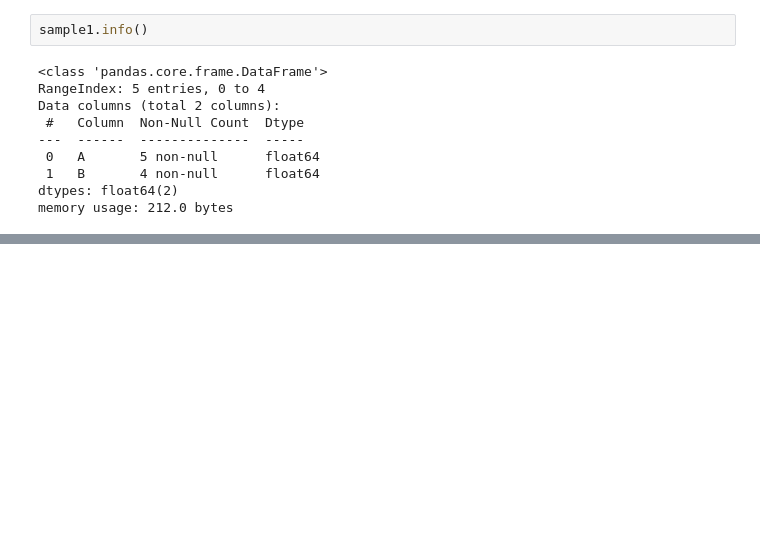
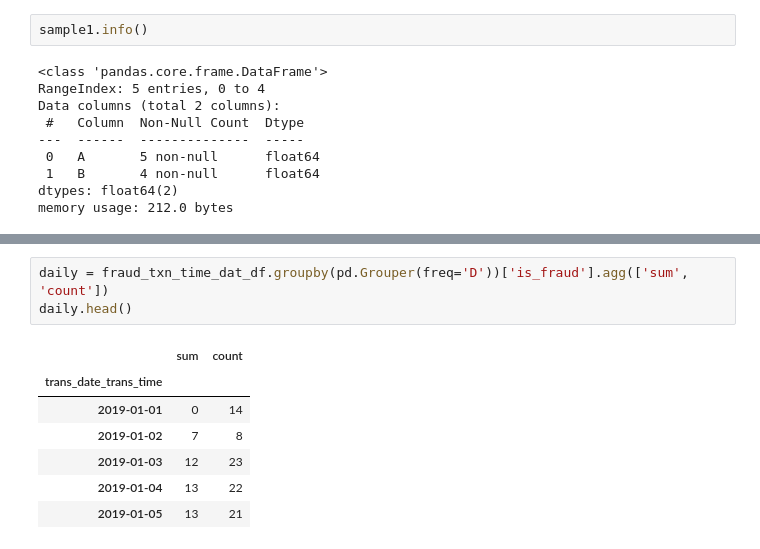
Before and after one commit to muzu1232005/iitm-meritius-ml-clsftion-ws1, a Jupyter notebook: test_work.ipynb, the cells around one changed output, grey strips where cells are left out. Drawn from its saved outputs; the diff is of its cells as text; blank space fills up the shorter version.

```diff
--- a/test_work.ipynb
+++ b/test_work.ipynb
@@ -55,0 +167,11 @@ memory usage: 212.0 bytes
+# %%
+daily = fraud_txn_time_dat_df.groupby(pd.Grouper(freq='D'))['is_fraud'].agg(['sum', 'count'])
+daily.head()
+# %% [output]
+|  | sum | count |
+| trans_date_trans_time |  |  |
+| 2019-01-01 | 0 | 14 |
+| 2019-01-02 | 7 | 8 |
+| 2019-01-03 | 12 | 23 |
+| 2019-01-04 | 13 | 22 |
+| 2019-01-05 | 13 | 21 |
```
Also changed, not shown: parts of 8 cells of this notebook, 1 other file.
